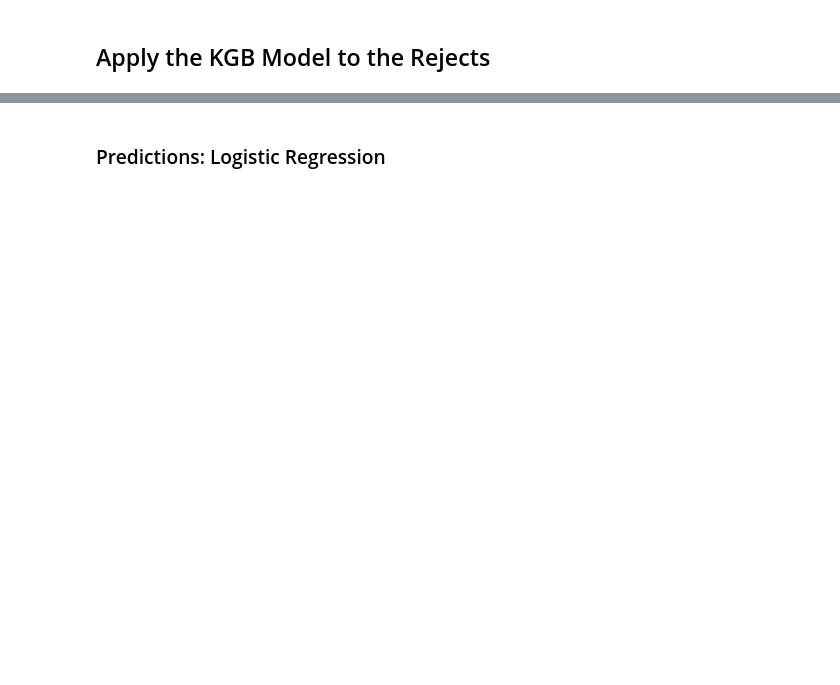
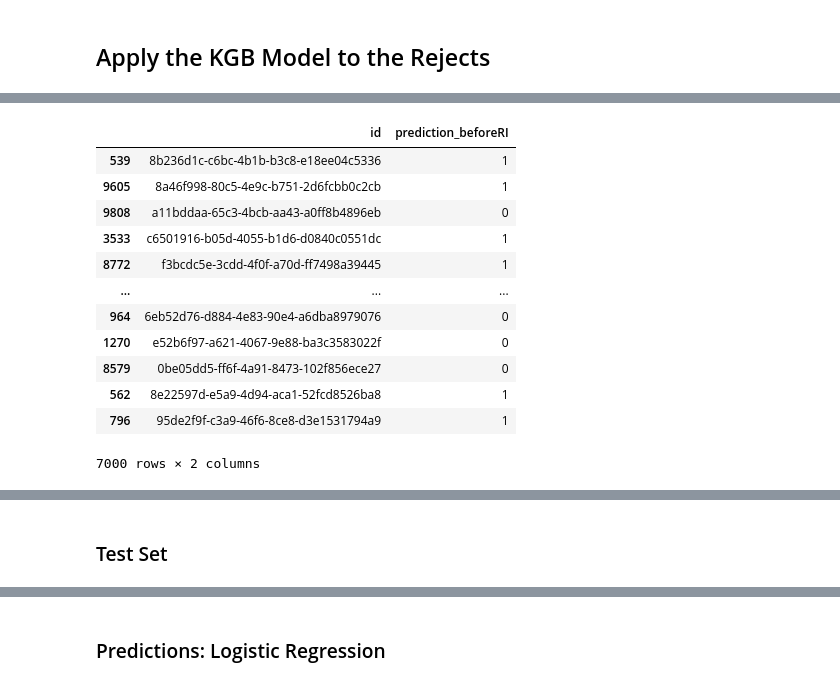
Before and after one commit to AnnaMariaAngelova/Reject_Inference, a Jupyter notebook: RI.ipynb, the cells around one changed output, grey strips where cells are left out. Drawn from its saved outputs; the diff is of its cells as text; code cells hidden in the pictures; blank space fills up the shorter version.

```diff
--- a/RI.ipynb
+++ b/RI.ipynb
@@ -709,0 +845,30 @@ dfr_test3 = dfr_test2[
+# %%
+# Join predictions with train new
+pred_ri = kmeans.labels_
+pred_ri2 = pd.DataFrame(
+    data=pred_ri, columns=["prediction_beforeRI"], index=dfr_dev2.index.copy()
+)
+ri6 = pd.merge(
+    dfr_dev2,
+    pred_ri2[["prediction_beforeRI"]],
+    how="inner",
+    left_index=True,
+    right_index=True,
+)
+# pred_test1.dropna(subset=["prediction_beforeRI"], inplace=True)
+ri6_train = ri6[["id", "prediction_beforeRI"]]
+ri6_train
+# %% [output]
+|  | id | prediction_beforeRI |
+| 539 | 8b236d1c-c6bc-4b1b-b3c8-e18ee04c5336 | 1 |
+| 9605 | 8a46f998-80c5-4e9c-b751-2d6fcbb0c2cb | 1 |
+| 9808 | a11bddaa-65c3-4bcb-aa43-a0ff8b4896eb | 0 |
+| 3533 | c6501916-b05d-4055-b1d6-d0840c0551dc | 1 |
+| 8772 | f3bcdc5e-3cdd-4f0f-a70d-ff7498a39445 | 1 |
+| ... | ... | ... |
+| 964 | 6eb52d76-d884-4e83-90e4-a6dba8979076 | 0 |
+| 1270 | e52b6f97-a621-4067-9e88-ba3c3583022f | 0 |
+| 8579 | 0be05dd5-ff6f-4a91-8473-102f856ece27 | 0 |
+| 562 | 8e22597d-e5a9-4d94-aca1-52fcd8526ba8 | 1 |
+| 796 | 95de2f9f-c3a9-46f6-8ce8-d3e1531794a9 | 1 |
+7000 rows × 2 columns
@@ -709,0 +876,2 @@ dfr_test3 = dfr_test2[
+# %% [markdown]
+### Test Set
```
Also changed, not shown: parts of 81 cells of this notebook.
